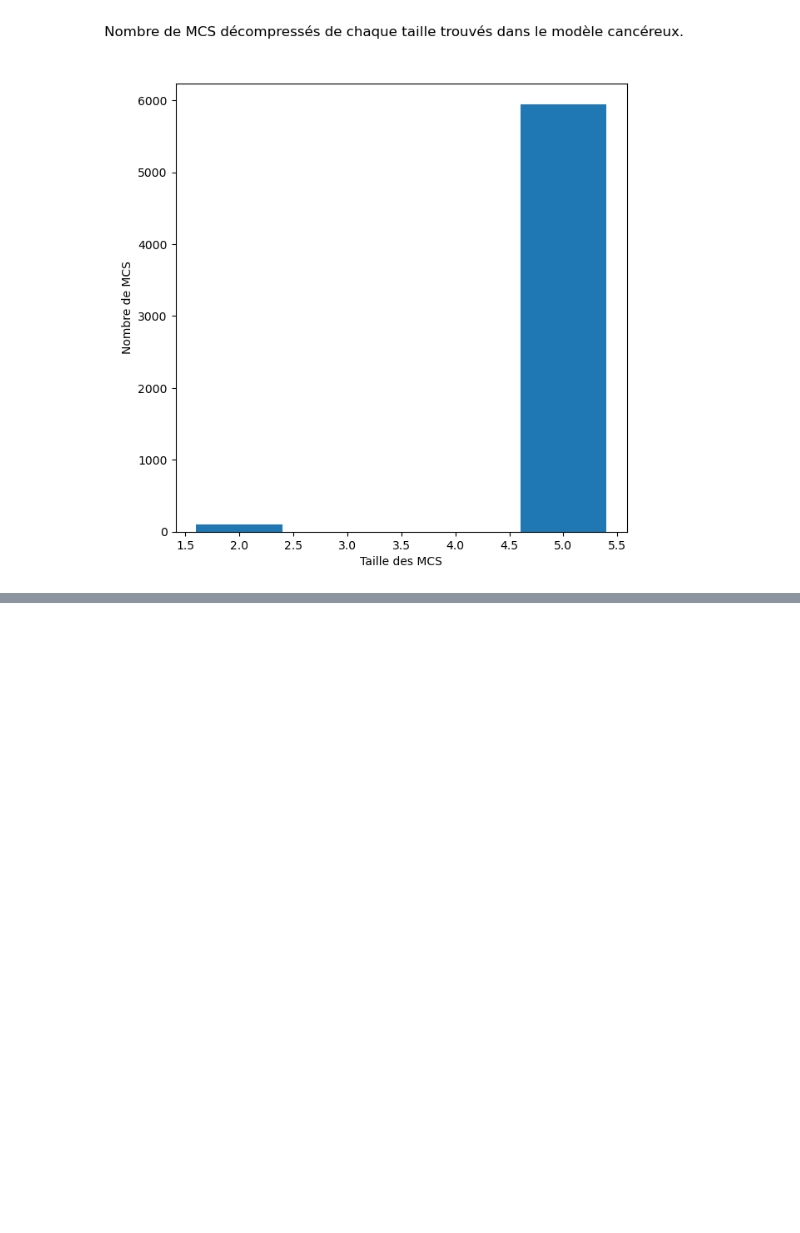
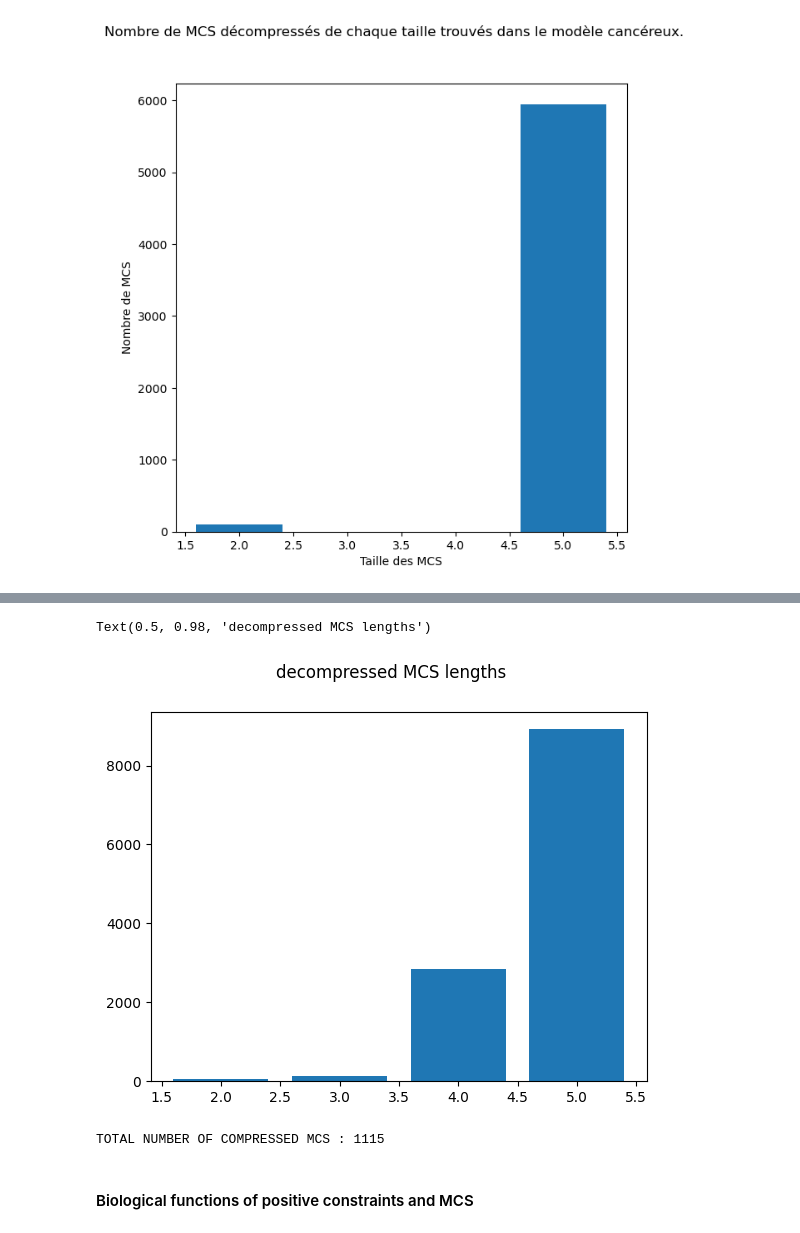
Before and after one commit to JoPkb/RBA_cutsets, a Jupyter notebook: aspmcs/code/mcs_parsing/test_cutsets.ipynb, the cells around one changed output, grey strips where cells are left out. Drawn from its saved outputs; the diff is of its cells as text; code cells hidden in the pictures; blank space fills up the shorter version.

```diff
--- a/aspmcs/code/mcs_parsing/test_cutsets.ipynb
+++ b/aspmcs/code/mcs_parsing/test_cutsets.ipynb
@@ -1212,0 +1309,14 @@ plt.show()
+# %%
+# Loading all MCS into a single list
+mcs_total_list = []
+
+for mcs_file in mcs_file_list:
+    with open(f"{mcs_directory}{mcs_file}", "rb") as mcs_in:
+        mcs_list = pickle.load(mcs_in)
+        if len(mcs_list) > 0:
+            for mcs in mcs_list:
+                mcs_total_list.append(mcs)
+# %%
+# Flattening the list to get number of unique MCS, regardless of redundancy of target
+
+flat_mcs_list = [mcs for mcs_comb in mcs_total_list for mcs in mcs_comb]
@@ -1212,0 +1333,12 @@ plt.show()
+# %%
+fig, ax = plt.subplots()
+
+ax.bar([i for i in flat_dMCS_sizes.keys()], [j for j in flat_dMCS_sizes.values()])
+fig.suptitle("decompressed MCS lengths")
+# %% [output]
+Text(0.5, 0.98, 'decompressed MCS lengths')
+[figure, added]
+# %%
+print(f"TOTAL NUMBER OF COMPRESSED MCS : {sum(overall_dMCS_sizes.values())}")
+# %% [output]
+TOTAL NUMBER OF COMPRESSED MCS : 1115
@@ -1212,0 +1347,2 @@ plt.show()
+# %% [markdown]
+#### Biological functions of positive constraints and MCS
```
Also changed, not shown: parts of 21 cells of this notebook, 1 other file.
